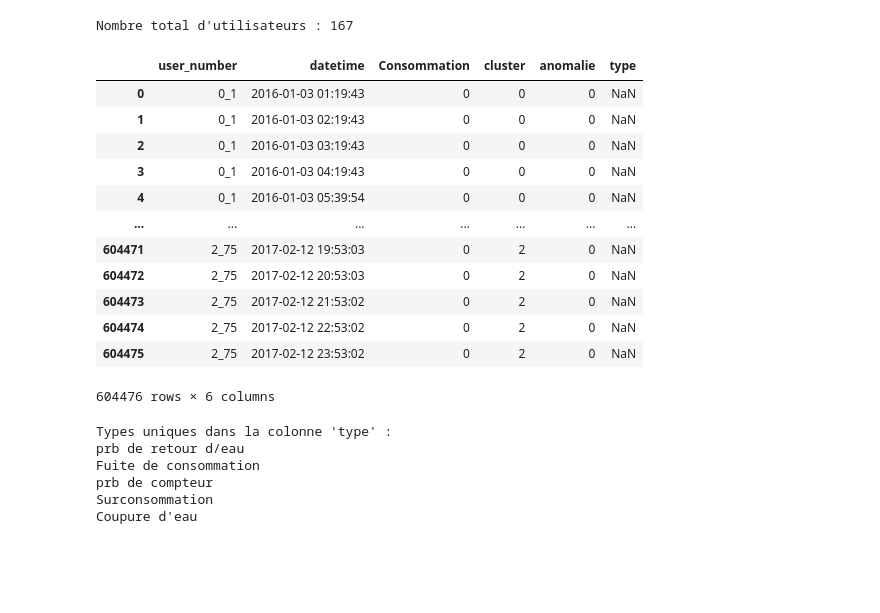
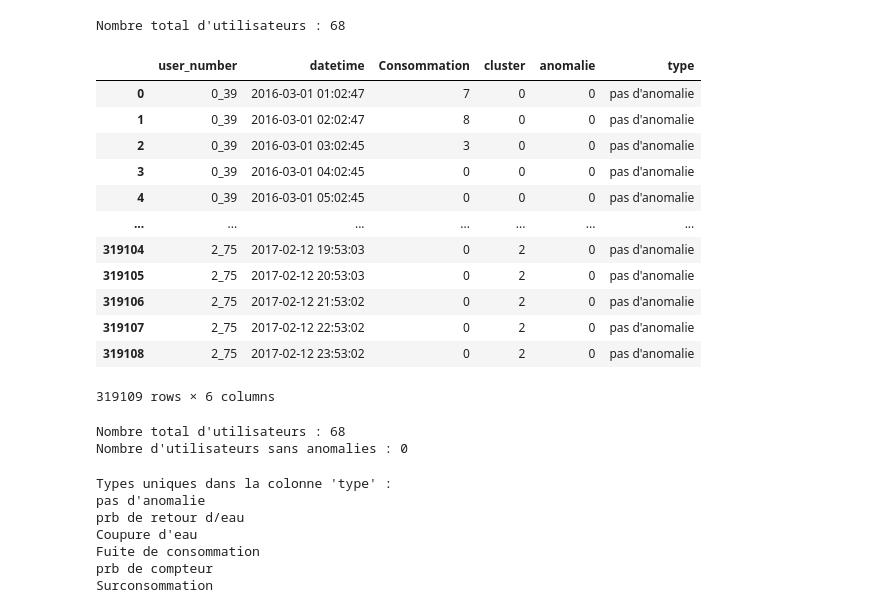
Before and after one commit to fatmakrich/WaterFlow-Anomaly-Detection, a Jupyter notebook: Visualisation_anomaly.ipynb, the cells around one changed output. Cells and saved outputs as stored; diff of their text form; code cells hidden in the pictures; blank space fills up the shorter version.

Commit message:
data

```diff
--- a/Visualisation_anomaly.ipynb
+++ b/Visualisation_anomaly.ipynb
@@ -1,29 +1,49 @@
 # %%
 import pandas as pd
+import matplotlib.pyplot as plt
+import seaborn as sns
 
 # Charger le fichier mis à jour
-df = pd.read_csv('data/data_clusters_anomaly.csv')
+df = pd.read_csv('all_data_for_users_with_anomalies.csv')
 
 # Calculer le nombre total d'utilisateurs uniques
 total_users = df['user_number'].nunique()
 
 print(f"Nombre total d'utilisateurs : {total_users}")
+# Replace NaN in the 'type' column with "pas d'anomalie"
+df2['type'] = df2['type'].fillna('pas d\'anomalie')
+
 df
 # %% [output]
-Nombre total d'utilisateurs : 167
+Nombre total d'utilisateurs : 68
 |  | user_number | datetime | Consommation | cluster | anomalie | type |
-| 0 | 0_1 | 2016-01-03 01:19:43 | 0 | 0 | 0 | NaN |
-| 1 | 0_1 | 2016-01-03 02:19:43 | 0 | 0 | 0 | NaN |
-| 2 | 0_1 | 2016-01-03 03:19:43 | 0 | 0 | 0 | NaN |
-| 3 | 0_1 | 2016-01-03 04:19:43 | 0 | 0 | 0 | NaN |
-| 4 | 0_1 | 2016-01-03 05:39:54 | 0 | 0 | 0 | NaN |
+| 0 | 0_39 | 2016-03-01 01:02:47 | 7 | 0 | 0 | pas d'anomalie |
+| 1 | 0_39 | 2016-03-01 02:02:47 | 8 | 0 | 0 | pas d'anomalie |
+| 2 | 0_39 | 2016-03-01 03:02:45 | 3 | 0 | 0 | pas d'anomalie |
+| 3 | 0_39 | 2016-03-01 04:02:45 | 0 | 0 | 0 | pas d'anomalie |
+| 4 | 0_39 | 2016-03-01 05:02:45 | 0 | 0 | 0 | pas d'anomalie |
 | ... | ... | ... | ... | ... | ... | ... |
-| 604471 | 2_75 | 2017-02-12 19:53:03 | 0 | 2 | 0 | NaN |
-| 604472 | 2_75 | 2017-02-12 20:53:03 | 0 | 2 | 0 | NaN |
-| 604473 | 2_75 | 2017-02-12 21:53:02 | 0 | 2 | 0 | NaN |
-| 604474 | 2_75 | 2017-02-12 22:53:02 | 0 | 2 | 0 | NaN |
-| 604475 | 2_75 | 2017-02-12 23:53:02 | 0 | 2 | 0 | NaN |
+| 319104 | 2_75 | 2017-02-12 19:53:03 | 0 | 2 | 0 | pas d'anomalie |
+| 319105 | 2_75 | 2017-02-12 20:53:03 | 0 | 2 | 0 | pas d'anomalie |
+| 319106 | 2_75 | 2017-02-12 21:53:02 | 0 | 2 | 0 | pas d'anomalie |
+| 319107 | 2_75 | 2017-02-12 22:53:02 | 0 | 2 | 0 | pas d'anomalie |
+| 319108 | 2_75 | 2017-02-12 23:53:02 | 0 | 2 | 0 | pas d'anomalie |
-604476 rows × 6 columns
+319109 rows × 6 columns
+# %%
+# Calculer le nombre total d'utilisateurs uniques
+total_users = df['user_number'].nunique()
+print(f"Nombre total d'utilisateurs : {total_users}")
+
+# Identifier les utilisateurs ayant des lignes d'anomalie
+users_with_anomalies = df.loc[df['anomalie'] == 1, 'user_number'].unique()
+
+# Exclure les utilisateurs avec des anomalies
+users_without_anomalies = df.loc[~df['user_number'].isin(users_with_anomalies), 'user_number'].nunique()
+
+print(f"Nombre d'utilisateurs sans anomalies : {users_without_anomalies}")
+# %% [output]
+Nombre total d'utilisateurs : 68
+Nombre d'utilisateurs sans anomalies : 0
 # %%
 # Afficher une seule fois chaque type sans répétition, y compris 0
 types_uniques = df['type'].dropna().unique()
@@ -34,8 +54,9 @@ for type_value in types_uniques:
     print(type_value)
 # %% [output]
 Types uniques dans la colonne 'type' :
+pas d'anomalie
 prb de retour d/eau
+Coupure d'eau
 Fuite de consommation
 prb de compteur
 Surconsommation
-Coupure d'eau
```
Also changed, not shown: parts of 6 cells of this notebook, 15 other files.
